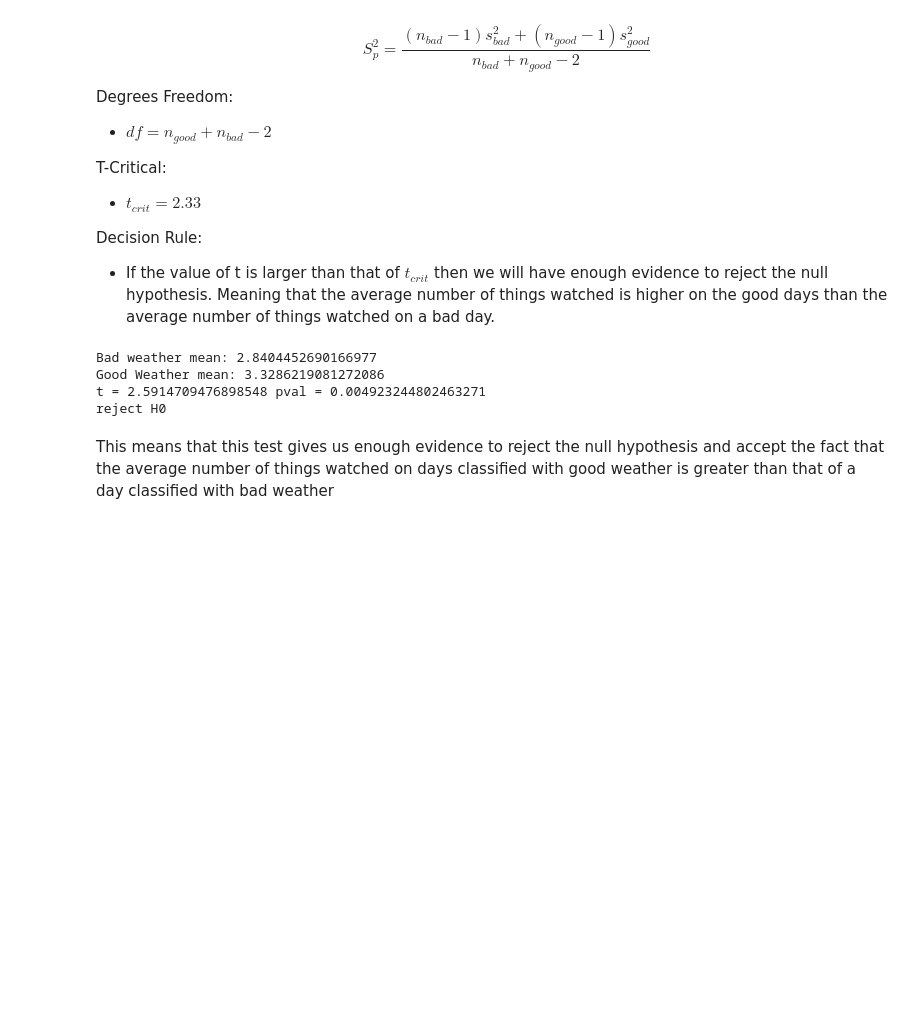
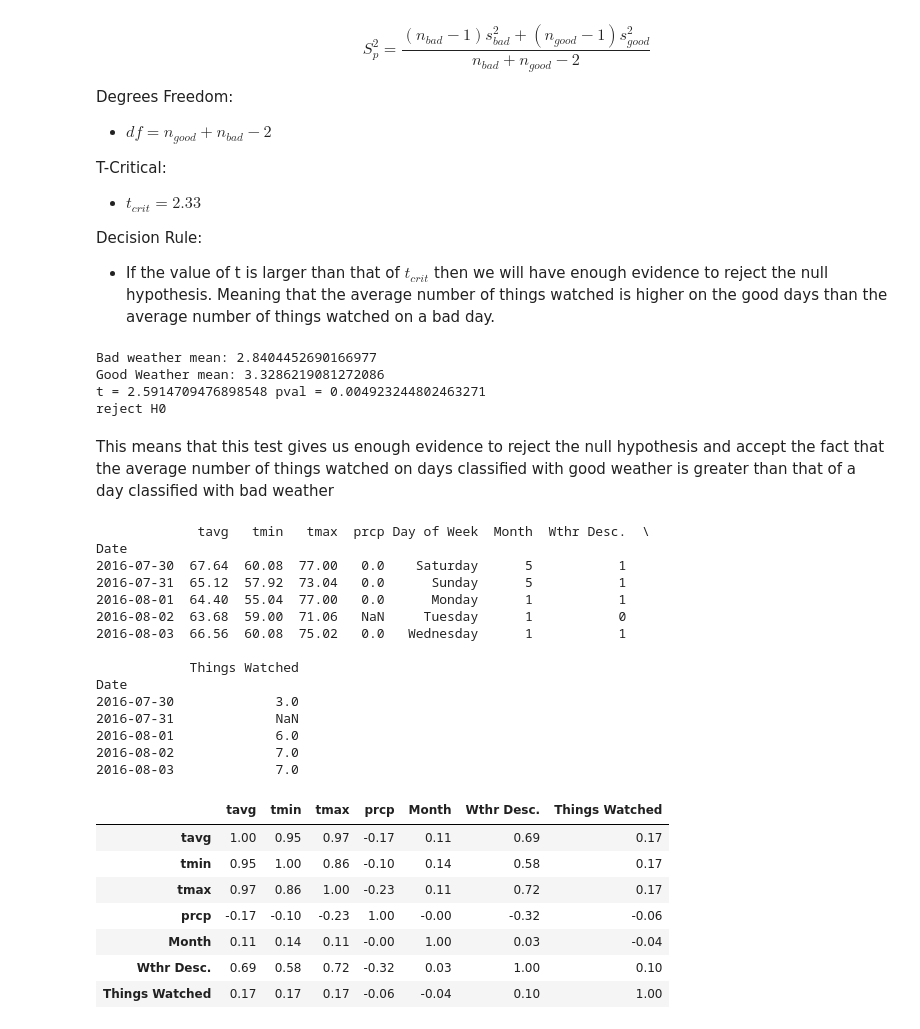
Before and after one commit to georgecalv/DataScienceFinalProject, a Jupyter notebook: Netflix_Weather_Days.ipynb, the cells around one changed output. Cells and saved outputs as stored; diff of their text form; code cells hidden in the pictures; blank space fills up the shorter version.

Commit message:
Adding month still need to do hypo fix

```diff
--- a/Netflix_Weather_Days.ipynb
+++ b/Netflix_Weather_Days.ipynb
@@ -103,6 +103,7 @@ To do this we are using the datetime library to create a series with the dates w
 date_df = pd.DataFrame()
 date_df["Date"] = pd.Series(pd.date_range('2016-7-30', '2022-4-9', freq='D'))
 date_df["Day of Week"] = date_df['Date'].dt.day_name()
+date_df["Month"] = date_df['Date'].dt.month_name()
 # change to string so I can compare easily
 
 change_ser = pd.Series(list())
@@ -627,3 +645,41 @@ t = 2.5914709476898548 pval = 0.004923244802463271
 reject H0
 # %% [markdown]
 This means that this test gives us enough evidence to reject the null hypothesis and accept the fact that the average number of things watched on days classified with good weather is greater than that of a day classified with bad weather
+# %%
+from sklearn.preprocessing import LabelEncoder
+le = LabelEncoder()
+le.fit(["good", "bad"])
+fully_merged_df["Wthr Desc."] = le.transform(fully_merged_df["Wthr Desc."])
+
+month_list = ["January", "February", "March", "April", "May", "June", "July", "August", "September",
+                "October", "November", "December"]
+le.fit(month_list)
+fully_merged_df["Month"] = le.transform(fully_merged_df["Month"])
+
+print(fully_merged_df.head())
+corr_df = fully_merged_df.corr()
+corr_df.style.background_gradient(cmap='bwr').set_precision(2)
+# %% [output]
+             tavg   tmin   tmax  prcp Day of Week  Month  Wthr Desc.  \
+Date
+2016-07-30  67.64  60.08  77.00   0.0    Saturday      5           1
+2016-07-31  65.12  57.92  73.04   0.0      Sunday      5           1
+2016-08-01  64.40  55.04  77.00   0.0      Monday      1           1
+2016-08-02  63.68  59.00  71.06   NaN     Tuesday      1           0
+2016-08-03  66.56  60.08  75.02   0.0   Wednesday      1           1
+
+            Things Watched
+Date
+2016-07-30             3.0
+2016-07-31             NaN
+2016-08-01             6.0
+2016-08-02             7.0
+2016-08-03             7.0
+|  | tavg | tmin | tmax | prcp | Month | Wthr Desc. | Things Watched |
+| tavg | 1.00 | 0.95 | 0.97 | -0.17 | 0.11 | 0.69 | 0.17 |
+| tmin | 0.95 | 1.00 | 0.86 | -0.10 | 0.14 | 0.58 | 0.17 |
+| tmax | 0.97 | 0.86 | 1.00 | -0.23 | 0.11 | 0.72 | 0.17 |
+| prcp | -0.17 | -0.10 | -0.23 | 1.00 | -0.00 | -0.32 | -0.06 |
+| Month | 0.11 | 0.14 | 0.11 | -0.00 | 1.00 | 0.03 | -0.04 |
+| Wthr Desc. | 0.69 | 0.58 | 0.72 | -0.32 | 0.03 | 1.00 | 0.10 |
+| Things Watched | 0.17 | 0.17 | 0.17 | -0.06 | -0.04 | 0.10 | 1.00 |
```
Also changed, not shown: parts of 6 cells of this notebook, 2 other files.
